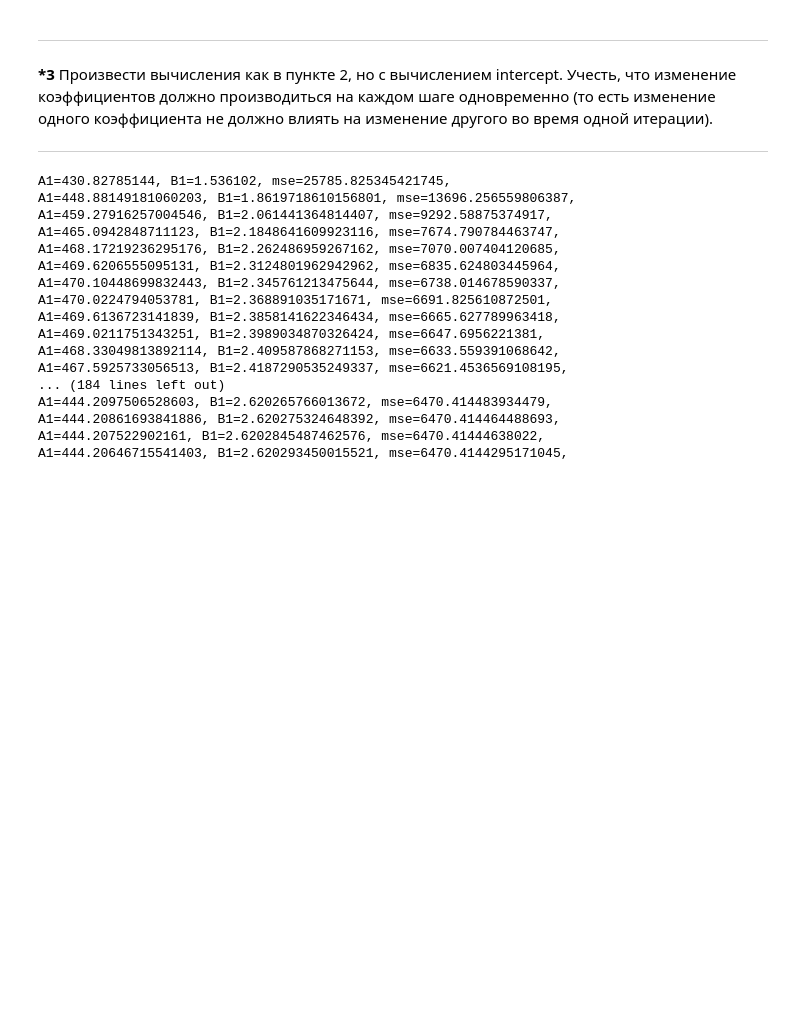
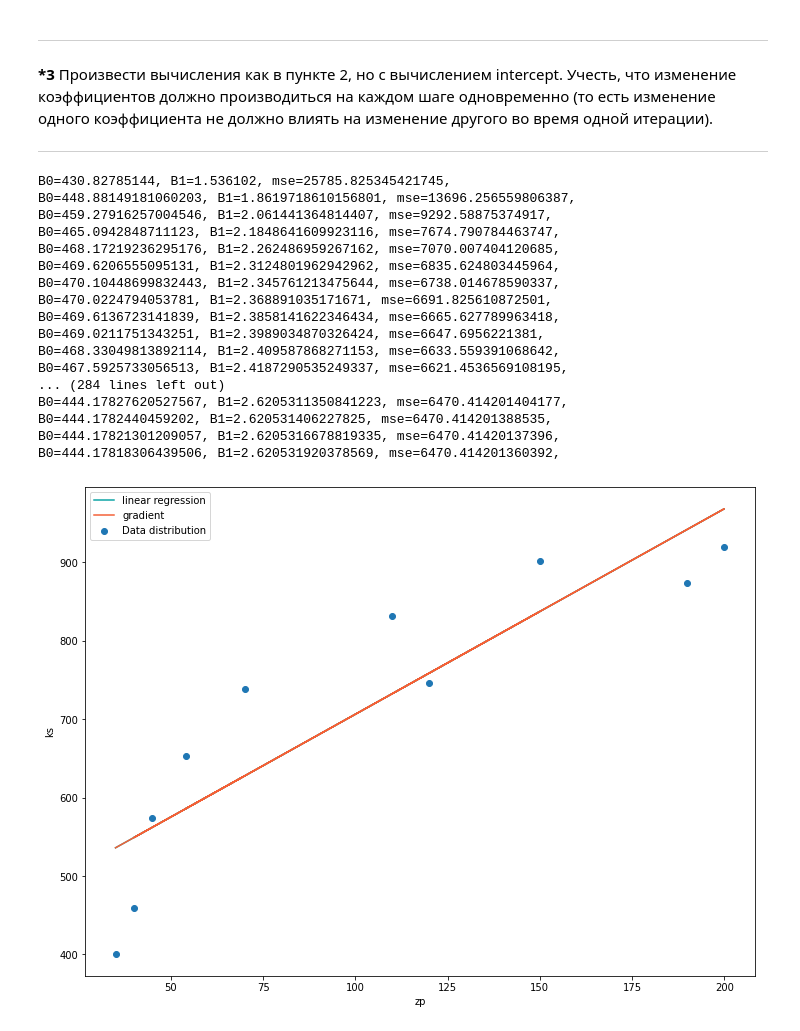
Before and after one commit to kate-ds/Probability_theory_and_statistics, a Jupyter notebook: Homework_lesson7.ipynb, the cells around one changed output. Drawn from its saved outputs; the diff is of its cells as text; code cells hidden in the pictures; blank space fills up the shorter version.

```diff
--- a/Homework_lesson7.ipynb
+++ b/Homework_lesson7.ipynb
@@ -71,14 +71,15 @@ b_2[0,0]
 # %% [output]
 5.889820420132688
 # %%
-y_hat_2 = b_2 * zp
+y_hat_a = a + b_1 * zp
+y_hat_b = b_2 * zp
 
 plt.figure(figsize = (12, 9))
 plt.scatter(zp, ks, label='Data distribution')
 plt.xlabel('zp')
 plt.ylabel('ks')
-plt.plot(zp, y_hat_1, label='y = a + bx', color='#0CA4A5')
-plt.plot(zp, y_hat_2, label='y = bx', color='#F46036')
+plt.plot(zp, y_hat_a, label='y = a + bx', color='#0CA4A5')
+plt.plot(zp, y_hat_b, label='y = bx', color='#F46036')
 plt.legend()
 plt.show()
 # %% [output]
@@ -123,33 +132,44 @@ __*3__ Произвести вычисления как в пункте 2, но
 
 ---
 # %%
-def mse_(a1, b1, y=ks, x=zp, n=10):
-  return np.sum((a1 + b1 * x - y)**2)/n
+def mse_(b0, b1, y=ks, x=zp, n=10):
+  return np.sum((b0 + b1 * x - y)**2)/n
 # %%
 alpha_1 = 1e-5
-alpha_2 = 1e-1
-a1=400
+alpha_0 = 1e-1
+b0 = 400
 b1 = 1
 n = 10
-for i in range(200):
-  b1 -= alpha_1 * (2/n) * np.sum((a1+b1*zp-ks)*zp)
-  a1 -= alpha_2 * (2/n) * np.sum(a1+b1*zp-ks)
-  print('A1={a1}, B1={b1}, mse={mse},'.format(a1=a1, b1=b1, mse=mse_(a1, b1)))
+for i in range(300):
+  b1 -= alpha_1 * (2/n) * np.sum((b0+b1*zp-ks)*zp)
+  b0 -= alpha_0 * (2/n) * np.sum(b0+b1*zp-ks)
+  print('B0={b0}, B1={b1}, mse={mse},'.format(b0=b0, b1=b1, mse=mse_(b0, b1)))
+
+plt.ion()
+plt.figure(figsize = (12, 9))
+plt.scatter(zp, ks, label='Data distribution')
+plt.xlabel('zp')
+plt.ylabel('ks')
+plt.plot(zp, y_hat_a, label='linear regression', color='#0CA4A5')
+plt.plot(zp, b0 + b1*zp, label='gradient', color='#F46036')
+plt.legend()
+plt.show()
 # %% [output]
-A1=430.82785144, B1=1.536102, mse=25785.825345421745,
-A1=448.88149181060203, B1=1.8619718610156801, mse=13696.256559806387,
-A1=459.27916257004546, B1=2.061441364814407, mse=9292.58875374917,
-A1=465.0942848711123, B1=2.1848641609923116, mse=7674.790784463747,
-A1=468.17219236295176, B1=2.262486959267162, mse=7070.007404120685,
-A1=469.6206555095131, B1=2.3124801962942962, mse=6835.624803445964,
-A1=470.10448699832443, B1=2.345761213475644, mse=6738.014678590337,
-A1=470.0224794053781, B1=2.368891035171671, mse=6691.825610872501,
-A1=469.6136723141839, B1=2.3858141622346434, mse=6665.627789963418,
-A1=469.0211751343251, B1=2.3989034870326424, mse=6647.6956221381,
-A1=468.33049813892114, B1=2.409587868271153, mse=6633.559391068642,
-A1=467.5925733056513, B1=2.4187290535249337, mse=6621.4536569108195,
-... (184 lines left out)
-A1=444.2097506528603, B1=2.620265766013672, mse=6470.414483934479,
-A1=444.20861693841886, B1=2.620275324648392, mse=6470.414464488693,
-A1=444.207522902161, B1=2.6202845487462576, mse=6470.41444638022,
-A1=444.20646715541403, B1=2.620293450015521, mse=6470.4144295171045,
+B0=430.82785144, B1=1.536102, mse=25785.825345421745,
+B0=448.88149181060203, B1=1.8619718610156801, mse=13696.256559806387,
+B0=459.27916257004546, B1=2.061441364814407, mse=9292.58875374917,
+B0=465.0942848711123, B1=2.1848641609923116, mse=7674.790784463747,
+B0=468.17219236295176, B1=2.262486959267162, mse=7070.007404120685,
+B0=469.6206555095131, B1=2.3124801962942962, mse=6835.624803445964,
+B0=470.10448699832443, B1=2.345761213475644, mse=6738.014678590337,
+B0=470.0224794053781, B1=2.368891035171671, mse=6691.825610872501,
+B0=469.6136723141839, B1=2.3858141622346434, mse=6665.627789963418,
+B0=469.0211751343251, B1=2.3989034870326424, mse=6647.6956221381,
+B0=468.33049813892114, B1=2.409587868271153, mse=6633.559391068642,
+B0=467.5925733056513, B1=2.4187290535249337, mse=6621.4536569108195,
+... (284 lines left out)
+B0=444.17827620527567, B1=2.6205311350841223, mse=6470.414201404177,
+B0=444.1782440459202, B1=2.620531406227825, mse=6470.414201388535,
+B0=444.17821301209057, B1=2.6205316678819335, mse=6470.41420137396,
+B0=444.17818306439506, B1=2.620531920378569, mse=6470.414201360392,
+[figure, added]
```
Also changed, not shown: parts of 2 cells of this notebook, 1 other file.
